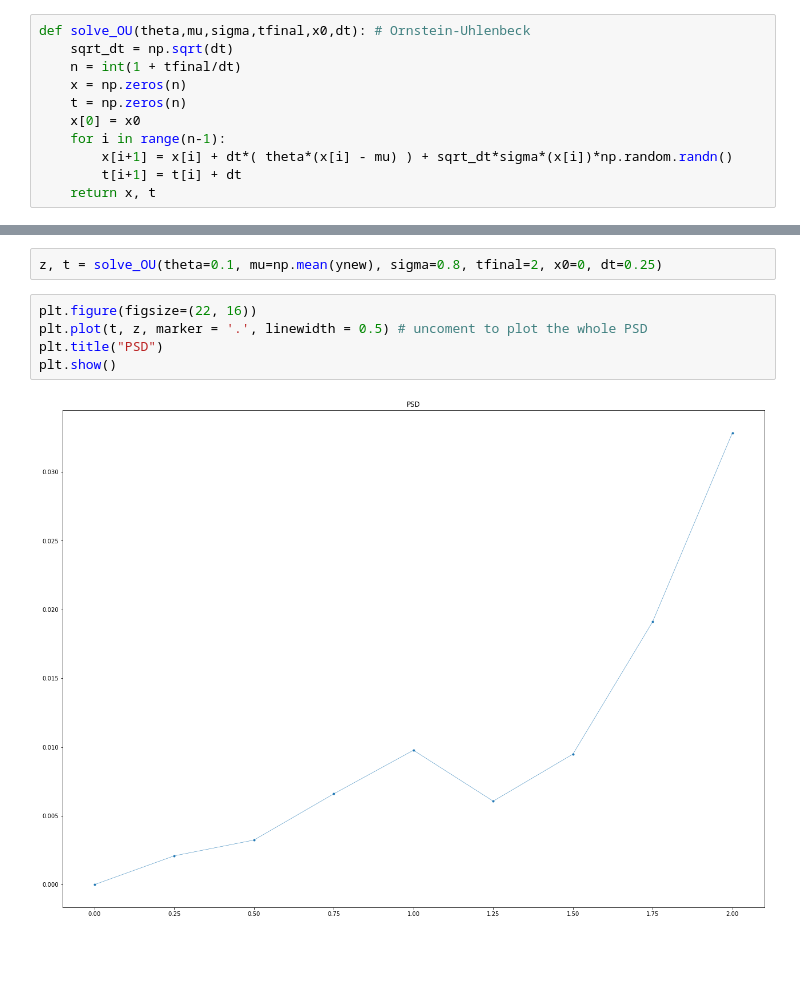
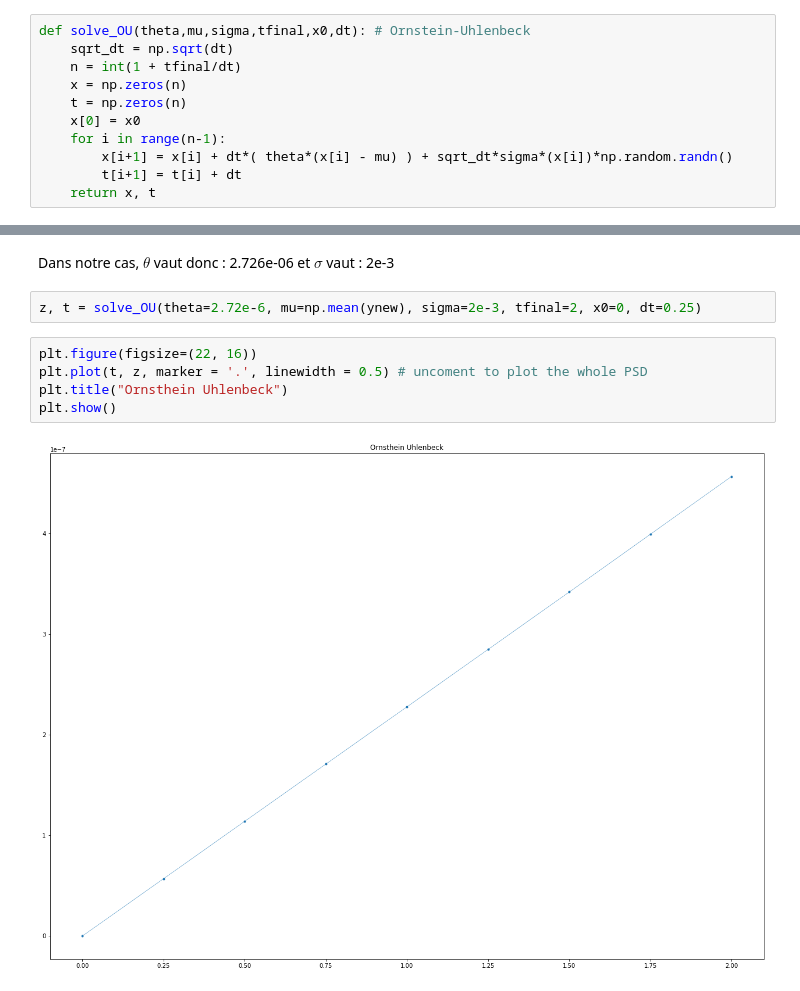
Before and after one commit to nmendiboure/Stochastic_calculus_Project, a Jupyter notebook: Calcul_stochastique_livrable.ipynb, the cells around one changed output, grey strips where cells are left out. Saved outputs shown, nothing was run; the diff lists cells and outputs as text; blank space fills up the shorter version.

```diff
--- a/Calcul_stochastique_livrable.ipynb
+++ b/Calcul_stochastique_livrable.ipynb
@@ -296,9 +331,11 @@ def solve_OU(theta,mu,sigma,tfinal,x0,dt): # Ornstein-Uhlenbeck
+# %% [markdown]
+Dans notre cas, $\theta$ vaut donc : 2.726e-06 et $\sigma$ vaut  : 2e-3
 # %%
-z, t = solve_OU(theta=0.1, mu=np.mean(ynew), sigma=0.8, tfinal=2, x0=0, dt=0.25)
+z, t = solve_OU(theta=2.72e-6, mu=np.mean(ynew), sigma=2e-3, tfinal=2, x0=0, dt=0.25)
 # %%
 plt.figure(figsize=(22, 16))
 plt.plot(t, z, marker = '.', linewidth = 0.5) # uncoment to plot the whole PSD
-plt.title("PSD")
+plt.title("Ornsthein Uhlenbeck")
 plt.show()
 # %% [output]
-[figure, old version]
+[figure, new version]
```
Also changed, not shown: parts of 9 cells of this notebook.
